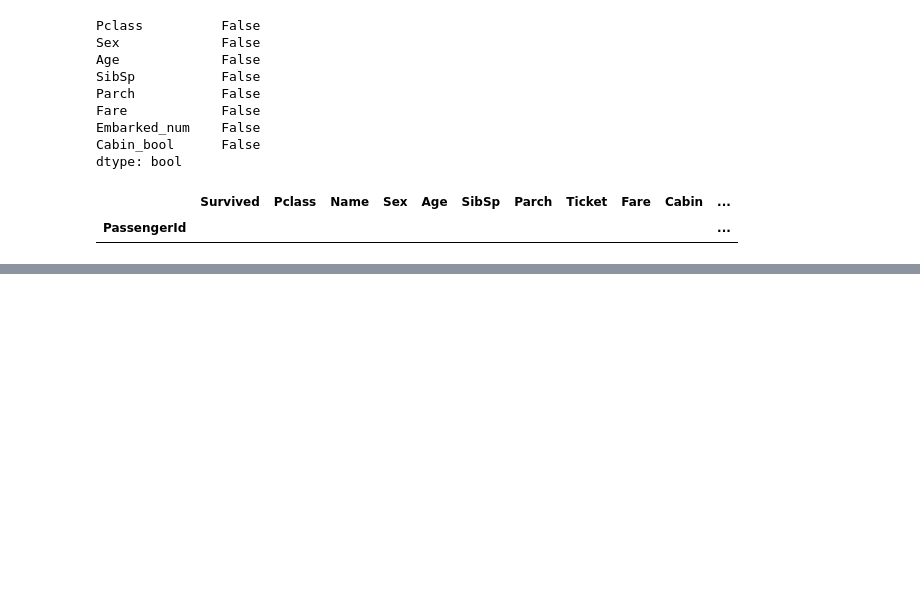
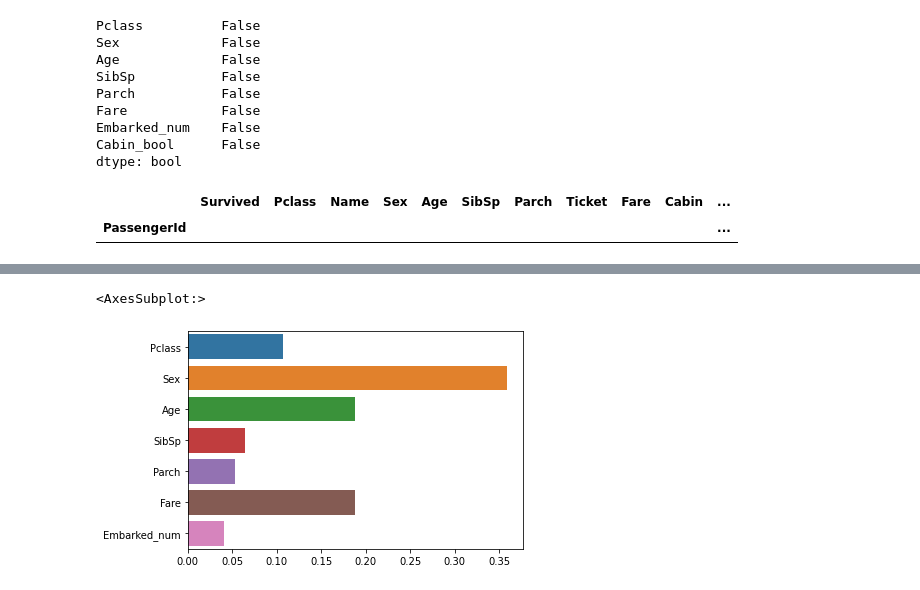
Before and after one commit to TefloniusMonk/intro, a Jupyter notebook: notebooks/titanic.ipynb, the cells around one changed output, grey strips where cells are left out. Drawn from its saved outputs; the diff is of its cells as text; code cells hidden in the pictures; blank space fills up the shorter version.

```diff
--- a/notebooks/titanic.ipynb
+++ b/notebooks/titanic.ipynb
@@ -224,0 +274,5 @@ ds[ds['Fare'].isnull()]
+# %%
+sns.barplot(x=rfCV.best_estimator_.feature_importances_, y = X_train.columns)
+# %% [output]
+<AxesSubplot:>
+[figure, added]
```
Also changed, not shown: parts of 25 cells of this notebook, 3 other files.
